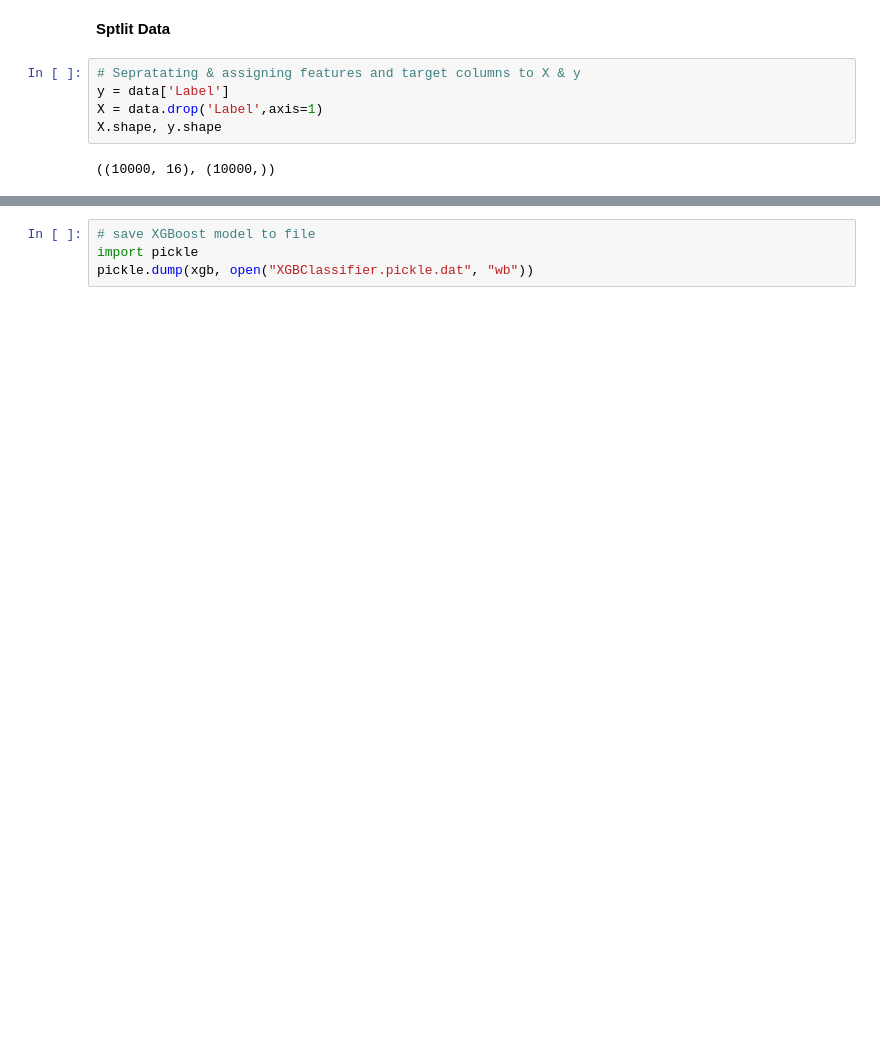
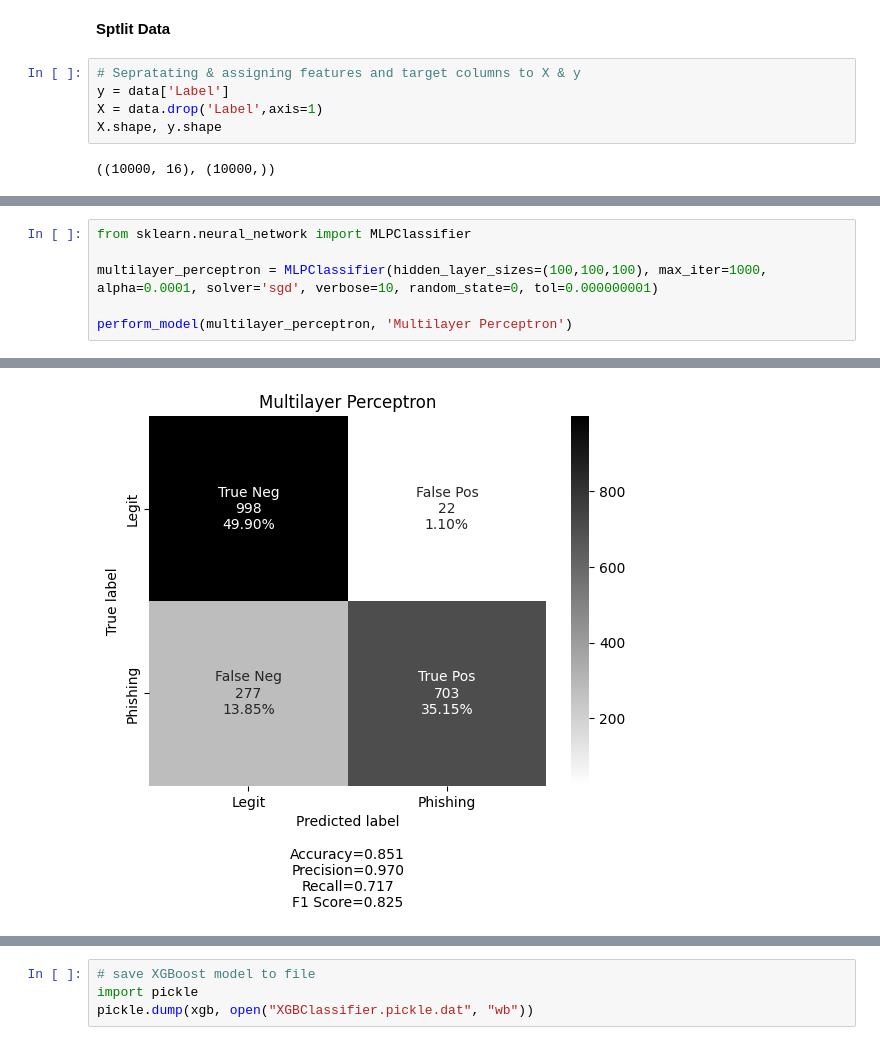
Before and after one commit to recepkucukekiz/phishing-website-detection, a Jupyter notebook: theta/ipynb/train.ipynb, the cells around one changed output, grey strips where cells are left out. Saved outputs shown, nothing was run; the diff lists cells and outputs as text; blank space fills up the shorter version.

```diff
--- a/theta/ipynb/train.ipynb
+++ b/theta/ipynb/train.ipynb
@@ -173,0 +188,7 @@ XGBoost : Accuracy on test Data: 0.853
+# %%
+from sklearn.neural_network import MLPClassifier
+
+multilayer_perceptron = MLPClassifier(hidden_layer_sizes=(100,100,100), max_iter=1000, alpha=0.0001, solver='sgd', verbose=10, random_state=0, tol=0.000000001)
+
+perform_model(multilayer_perceptron, 'Multilayer Perceptron')
+# %% [output]
@@ -173,0 +212 @@ XGBoost : Accuracy on test Data: 0.853
+[figure, added]
```
Also changed, not shown: parts of 20 cells of this notebook, 2 other files.
